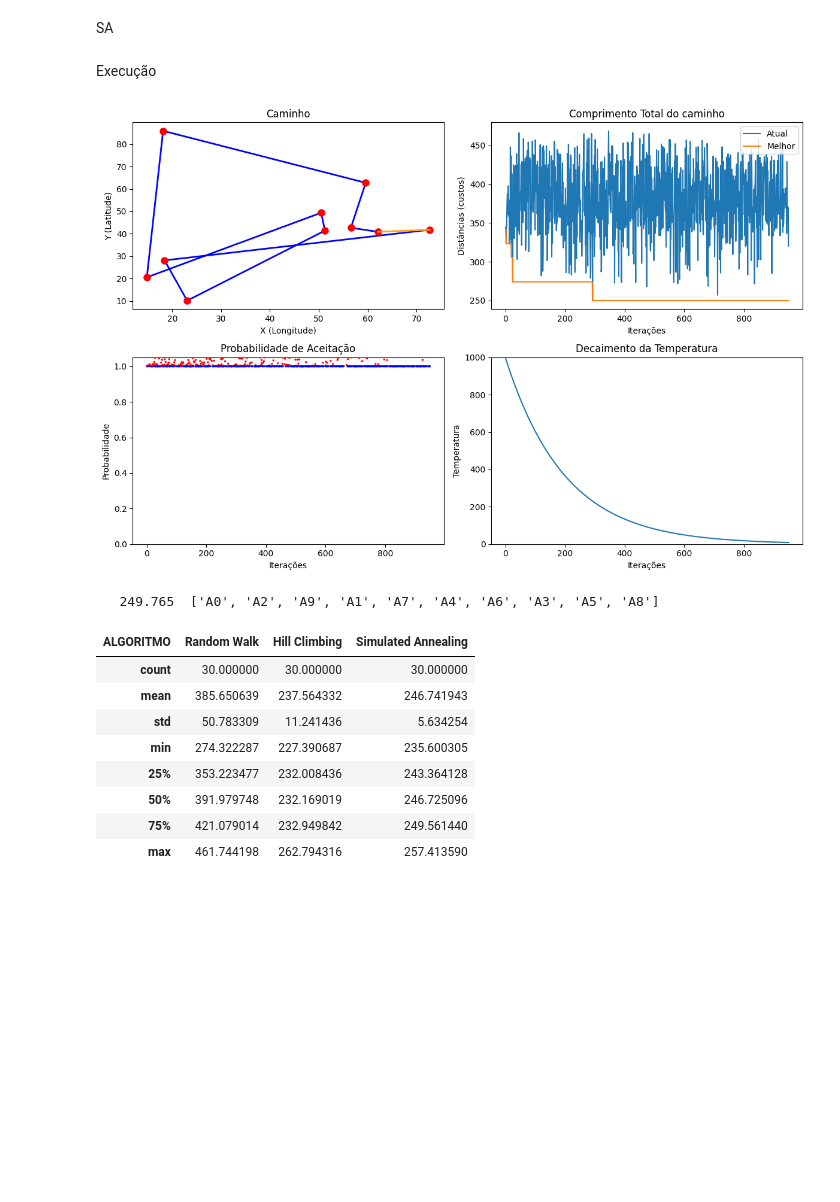
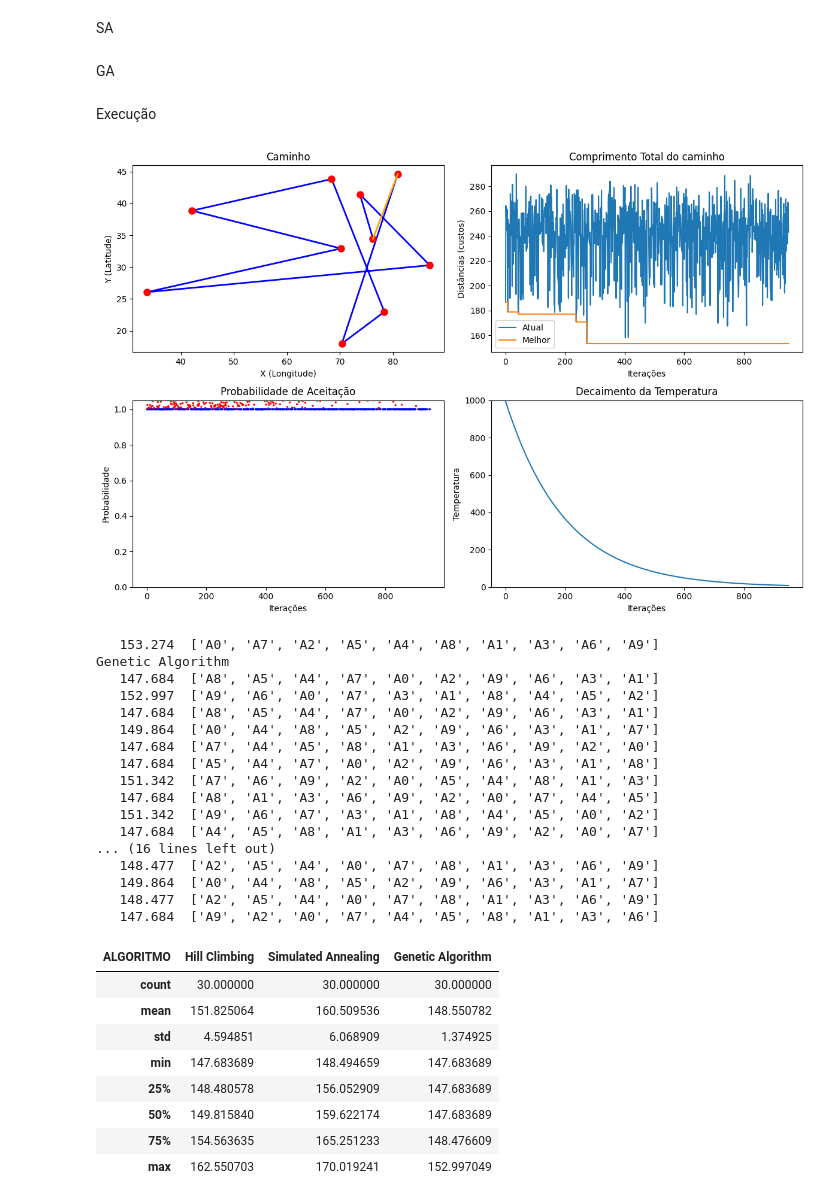
Before and after one commit to abcardoso/ifes_ai, a Jupyter notebook: FrameworkTSPAnaB.ipynb, the cells around one changed output. Drawn from its saved outputs; the diff is of its cells as text; code cells hidden in the pictures; blank space fills up the shorter version.

```diff
--- a/FrameworkTSPAnaB.ipynb
+++ b/FrameworkTSPAnaB.ipynb
@@ -315,3 +315,5 @@ def simulated_annealing(tsp, df_cidades, initial_temperature, cooling_rate, iter
             plot_axes_figure(df_cidades, current_solution, iteration_list, distance_list, best_distances, accept_p_list, temperat_list)
 
     return -best_fitness, best_solution
+# %% [markdown]
+GA
@@ -318,6 +368,8 @@ def simulated_annealing(tsp, df_cidades, initial_temperature, cooling_rate, iter
 # %% [markdown]
 Execução
 # %%
+# Execução dos algoritmos
+
 # Execução dos algoritmos
 
 # Simula a criação de N cidades com suas respectivas distâncias
@@ -337,46 +389,72 @@ iterations = 1000
 custo_sa, solucao_sa = simulated_annealing(tsp, df_coordenadas, initial_temperature, cooling_rate, iterations)
 print(f'Simulated Annealing: Custo: {custo_sa:.3f}, Solução: {solucao_sa}')
 plota_rotas(df_coordenadas, solucao_sa)
+
+# Genetic Algorithm
+tam_pop = 20
+num_geracoes = 500
+taxa_mutacao = 0.1
+cidades = list(tsp.columns)
+custo_ga, solucao_ga = algoritmo_genetico_tsp(tsp, cidades, tam_pop, num_geracoes, taxa_mutacao)
+print(f'Genetic Algorithm: Custo: {custo_ga:.3f}, Solução: {solucao_ga}')
+plota_rotas(df_coordenadas, solucao_ga)
 
 # Executa N vezes para gerar estatísticas da variável custo
 def cria_df_custos(algoritmos, n_vezes):
     nomes_algoritmos  = algoritmos.keys()
     n_lin = len(nomes_algoritmos)
     n_col = n_vezes
     df_results = pd.DataFrame(np.zeros((n_lin, n_col)), index=nomes_algoritmos)
     df_results.index.name='ALGORITMO'
     return df_results
 
 def executa_n_vezes(tsp, algoritmos, n_vezes):
     df_custo = cria_df_custos(algoritmos, n_vezes)
     for algoritmo, funcao_algoritmo in algoritmos.items():
         print(algoritmo)
         for i in range(n_vezes):
             custo, solucao = funcao_algoritmo(tsp)
             df_custo.loc[algoritmo,i] = custo
             print(f'{custo:10.3f}  {solucao}')
     return df_custo
 
 algoritmos = {
-    'Random Walk': random_walk,
+    #'Random Walk': random_walk,
     'Hill Climbing': hill_climbing,
-    'Simulated Annealing': lambda tsp: simulated_annealing(tsp, df_coordenadas, initial_temperature, cooling_rate, iterations)
+    'Simulated Annealing': lambda tsp: simulated_annealing(tsp, df_coordenadas, initial_temperature, cooling_rate, iterations),
+    'Genetic Algorithm': lambda tsp: algoritmo_genetico_tsp(tsp, cidades, tam_pop, num_geracoes, taxa_mutacao)
 }
 
 tsp = gera_problema_tsp(df_coordenadas)
 n_vezes = 30
 df_custo = executa_n_vezes(tsp, algoritmos, n_vezes)
 boxplot_sorted(df_custo, rot=90, figsize=(12,6), fontsize=20)
 df_custo.T.describe()
 # %% [output]
-[figure, old version]
+[figure, new version]
-   249.765  ['A0', 'A2', 'A9', 'A1', 'A7', 'A4', 'A6', 'A3', 'A5', 'A8']
+   153.274  ['A0', 'A7', 'A2', 'A5', 'A4', 'A8', 'A1', 'A3', 'A6', 'A9']
+Genetic Algorithm
+   147.684  ['A8', 'A5', 'A4', 'A7', 'A0', 'A2', 'A9', 'A6', 'A3', 'A1']
+   152.997  ['A9', 'A6', 'A0', 'A7', 'A3', 'A1', 'A8', 'A4', 'A5', 'A2']
+   147.684  ['A8', 'A5', 'A4', 'A7', 'A0', 'A2', 'A9', 'A6', 'A3', 'A1']
+   149.864  ['A0', 'A4', 'A8', 'A5', 'A2', 'A9', 'A6', 'A3', 'A1', 'A7']
+   147.684  ['A7', 'A4', 'A5', 'A8', 'A1', 'A3', 'A6', 'A9', 'A2', 'A0']
+   147.684  ['A5', 'A4', 'A7', 'A0', 'A2', 'A9', 'A6', 'A3', 'A1', 'A8']
+   151.342  ['A7', 'A6', 'A9', 'A2', 'A0', 'A5', 'A4', 'A8', 'A1', 'A3']
+   147.684  ['A8', 'A1', 'A3', 'A6', 'A9', 'A2', 'A0', 'A7', 'A4', 'A5']
+   151.342  ['A9', 'A6', 'A7', 'A3', 'A1', 'A8', 'A4', 'A5', 'A0', 'A2']
+   147.684  ['A4', 'A5', 'A8', 'A1', 'A3', 'A6', 'A9', 'A2', 'A0', 'A7']
+... (16 lines left out)
+   148.477  ['A2', 'A5', 'A4', 'A0', 'A7', 'A8', 'A1', 'A3', 'A6', 'A9']
+   149.864  ['A0', 'A4', 'A8', 'A5', 'A2', 'A9', 'A6', 'A3', 'A1', 'A7']
+   148.477  ['A2', 'A5', 'A4', 'A0', 'A7', 'A8', 'A1', 'A3', 'A6', 'A9']
+   147.684  ['A9', 'A2', 'A0', 'A7', 'A4', 'A5', 'A8', 'A1', 'A3', 'A6']
-| ALGORITMO | Random Walk | Hill Climbing | Simulated Annealing |
+| ALGORITMO | Hill Climbing | Simulated Annealing | Genetic Algorithm |
 | count | 30.000000 | 30.000000 | 30.000000 |
-| mean | 385.650639 | 237.564332 | 246.741943 |
-| std | 50.783309 | 11.241436 | 5.634254 |
-| min | 274.322287 | 227.390687 | 235.600305 |
-| 25% | 353.223477 | 232.008436 | 243.364128 |
-| 50% | 391.979748 | 232.169019 | 246.725096 |
-| 75% | 421.079014 | 232.949842 | 249.561440 |
-| max | 461.744198 | 262.794316 | 257.413590 |
+| mean | 151.825064 | 160.509536 | 148.550782 |
+| std | 4.594851 | 6.068909 | 1.374925 |
+| min | 147.683689 | 148.494659 | 147.683689 |
+| 25% | 148.480578 | 156.052909 | 147.683689 |
+| 50% | 149.815840 | 159.622174 | 147.683689 |
+| 75% | 154.563635 | 165.251233 | 148.476609 |
+| max | 162.550703 | 170.019241 | 152.997049 |
```
Also changed, not shown: parts of 2 cells of this notebook.
